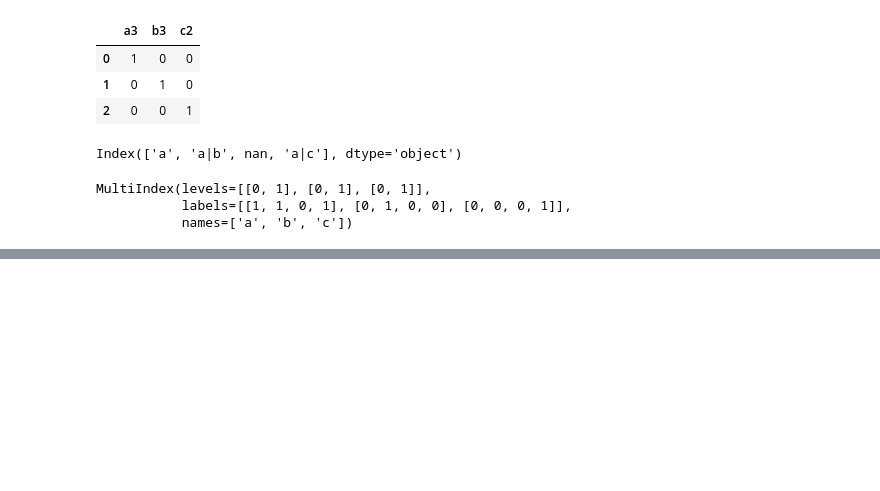
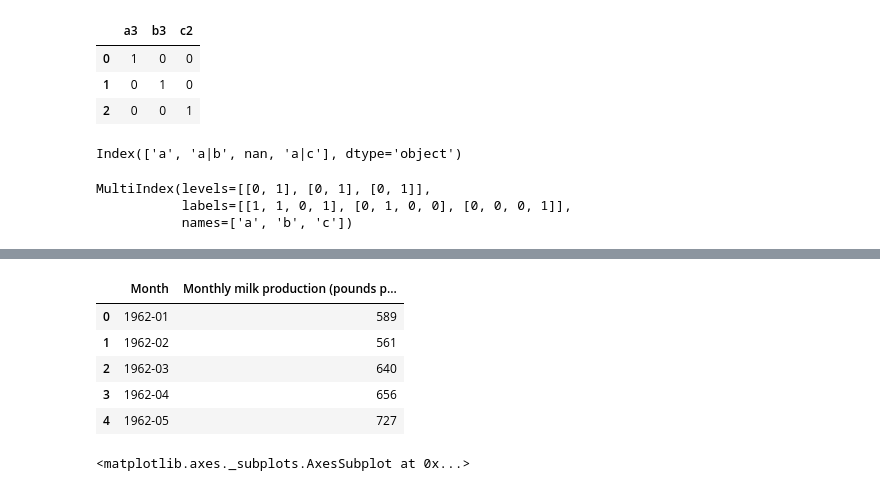
Before and after one commit to udaytak/DataScience-Basics, a Jupyter notebook: 02_Basic Data Operations.ipynb, the cells around one changed output, grey strips where cells are left out. Drawn from its saved outputs; the diff is of its cells as text; code cells hidden in the pictures; blank space fills up the shorter version.

```diff
--- a/02_Basic Data Operations.ipynb
+++ b/02_Basic Data Operations.ipynb
@@ -881,8 +948,17 @@ employee.dropna(subset=['Name','Salary']).shape
 # %%
-milkprod = pd.read_csv('C:/Users/LocalAdmin/Documents/Python/Untitled Folder/MonthlyMilkProduction.csv')
+milkprod = pd.read_csv('MonthlyMilkProduction.csv')
 milkprod.head()
+# %% [output]
+|  | Month | Monthly milk production (pounds p... |
+| 0 | 1962-01 | 589 |
+| 1 | 1962-02 | 561 |
+| 2 | 1962-03 | 640 |
+| 3 | 1962-04 | 656 |
+| 4 | 1962-05 | 727 |
 # %%
 milkprod.plot()
+# %% [output]
+<matplotlib.axes._subplots.AxesSubplot at 0x...>
 # %%
 #joins
 
```
Also changed, not shown: parts of 19 cells of this notebook.
